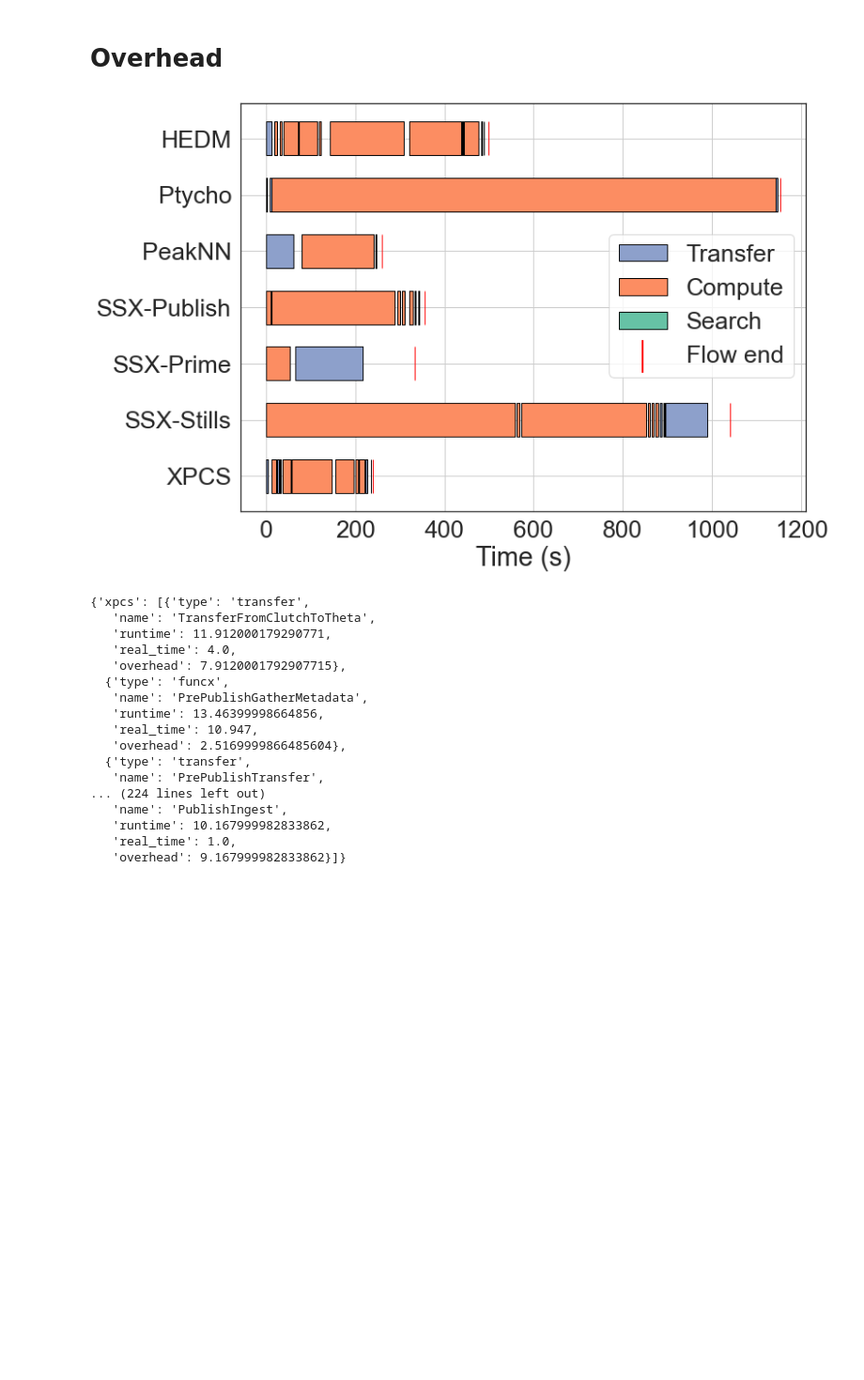
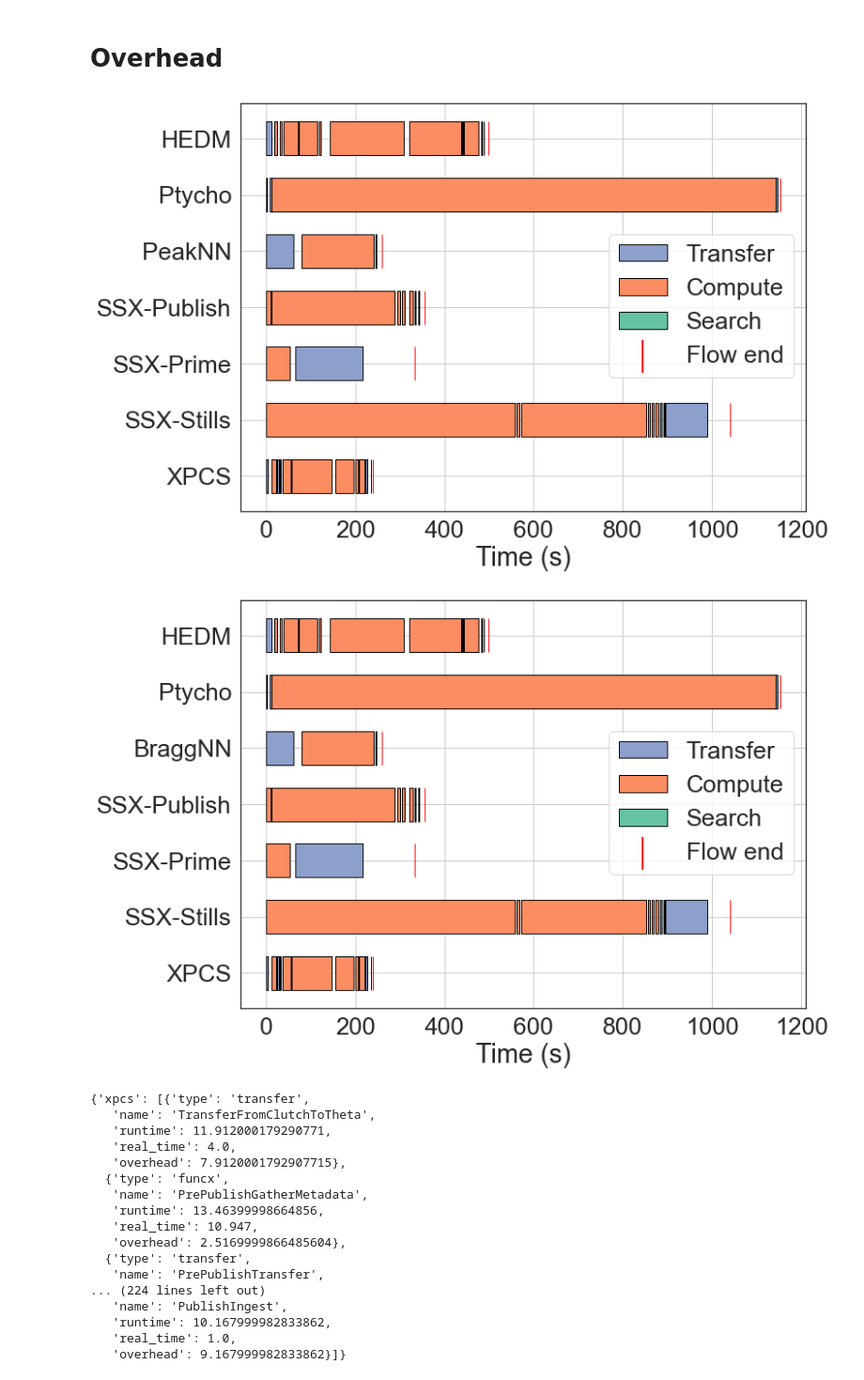
Before and after one commit to globus-labs/gladier-plots, a Jupyter notebook: gladier-figures.ipynb, the cells around one changed output. Shown at 94% size. Cells and saved outputs as stored; diff of their text form; code cells hidden in the pictures; blank space fills up the shorter version.

```diff
--- a/gladier-figures.ipynb
+++ b/gladier-figures.ipynb
@@ -160,7 +165,7 @@ plt.savefig('agg_all.png', bbox_inches="tight")
 # Overhead
 # %%
 sns.set(font_scale=2.4, style='white')
-def plot_overhead(exps, labels=['XPCS']):
+def plot_overhead(exps, filename, labels=['XPCS']):
     fig, gnt = plt.subplots(figsize=(12, 8))
     gnt.grid(True)
 
@@ -214,7 +219,7 @@ def plot_overhead(exps, labels=['XPCS']):
 #     legend = plt.legend(title='Experiment', labels=labels, ncol=5, fontsize=32)
 
     plt.tight_layout()
-    plt.savefig('overhead_breakdown.png')
+    plt.savefig(filename)
 # %%
 with open('overhead_bars.json', 'r') as fp:
     overhead_dict = json.load(fp)
@@ -225,10 +230,17 @@ overhead_dict['ptycho'][2]['overhead'] = overhead_dict['ptycho'][2]['overhead']
 # %%
 plot_overhead([overhead_dict['xpcs'], overhead_dict['ssx_stills'],
                overhead_dict['ssx_prime'], overhead_dict['ssx_publish'], overhead_dict['peaknn'], overhead_dict['ptycho'],
                overhead_dict['hedm']],
+              'overhead_breakdownDB.png',
               ['XPCS', 'SSX-Stills', 'SSX-Prime', 'SSX-Publish', 'PeakNN', 'Ptycho', 'HEDM'])
+plot_overhead([overhead_dict['xpcs'], overhead_dict['ssx_stills'],
+               overhead_dict['ssx_prime'], overhead_dict['ssx_publish'], overhead_dict['peaknn'], overhead_dict['ptycho'],
+               overhead_dict['hedm']],
+              'overhead_breakdown.png',
+              ['XPCS', 'SSX-Stills', 'SSX-Prime', 'SSX-Publish', 'BraggNN', 'Ptycho', 'HEDM'])
 # %% [output]
 [figure]
+[figure, added]
 # %%
 overhead_dict
 # %% [output]
```
Also changed, not shown: parts of 8 cells of this notebook.
